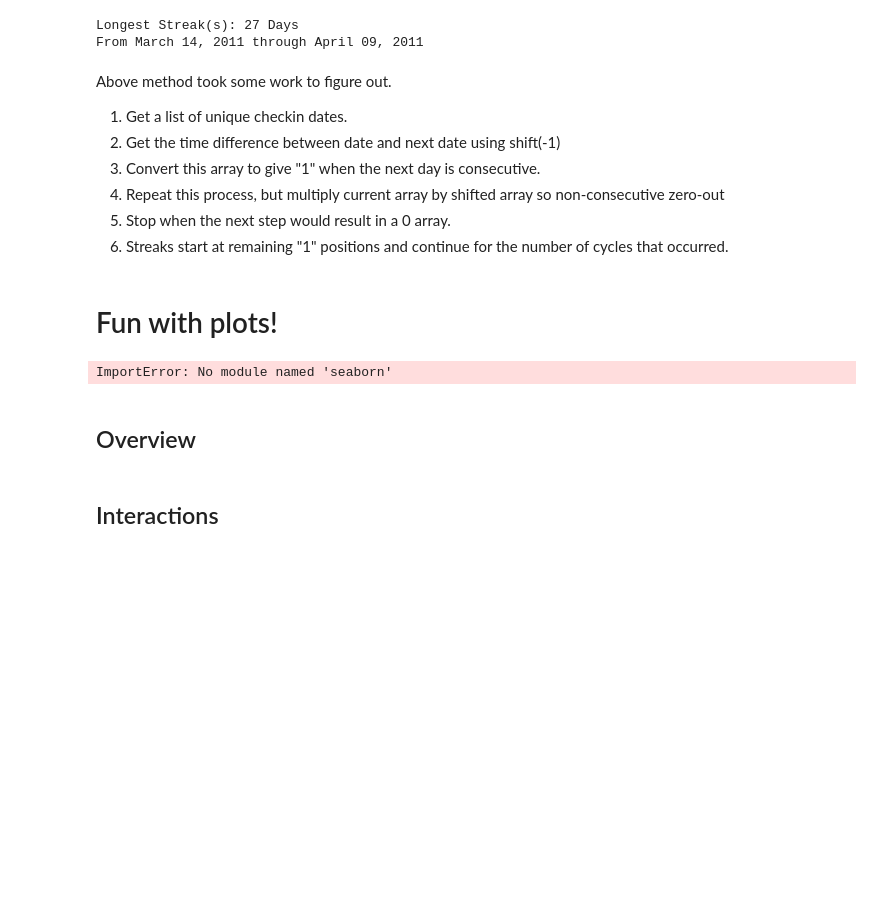
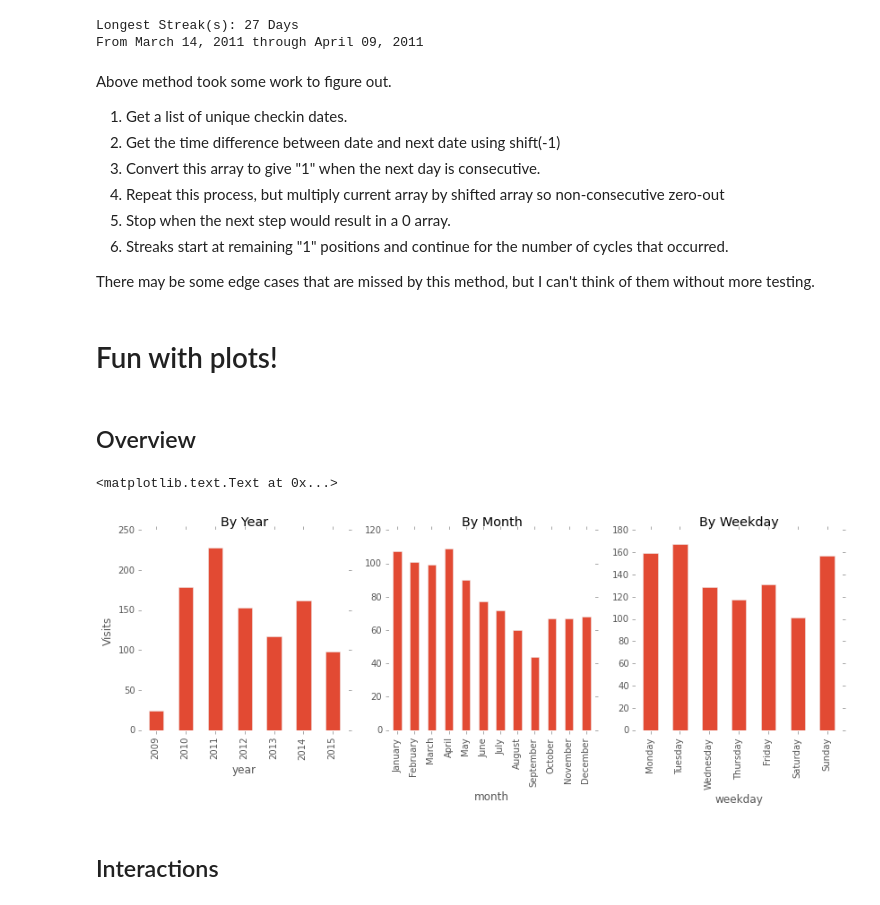
Before and after one commit to jrm5100/GymVisits, a Jupyter notebook: GymVisits.ipynb, the cells around one changed output. Saved outputs shown, nothing was run; the diff lists cells and outputs as text; code cells hidden in the pictures; blank space fills up the shorter version.

```diff
--- a/GymVisits.ipynb
+++ b/GymVisits.ipynb
@@ -176,12 +176,12 @@ import calendar
 # %%
-#Checkins
+#Visits
 with open('Checkins.html', 'r') as f:
     soup = BeautifulSoup(f)
 
 visits = []
 for record in [rec for rec in soup.find_all('tr') if len(rec.find_all('span'))==5]:
     club, _, time, _, alerts = [rec.text for rec in record.find_all('span')]
-    visits.append(datetime.datetime.strptime(time, '%m/%d/%Y %I:%M:%S %p'))
+    visits.append(datetime.strptime(time, '%m/%d/%Y %I:%M:%S %p'))
 
 visits = pd.Series(visits)
 visits.sort()
@@ -197,0 +200,12 @@ dtype: datetime64[ns]
+# %%
+visits_df = pd.DataFrame()
+visits_df['year'] = visits.apply(lambda dt: int(dt.strftime("%Y")))
+visits_df['month'] = pd.Categorical(visits.apply(lambda dt: dt.strftime("%B")), calendar.month_name[1:])
+visits_df['day'] = visits.apply(lambda dt: int(dt.strftime("%d")))
+visits_df['hour'] = visits.apply(lambda dt: int(dt.strftime("%H")))
+visits_df['min'] = visits.apply(lambda dt: int(dt.strftime("%M")))
+visits_df['weekday'] = pd.Categorical(visits.apply(lambda dt: dt.strftime("%A")),calendar.day_name)
+
+print(visits_df.head())
+print('-'*15)
+print(visits_df.dtypes)
@@ -304,17 +333,25 @@ Above method took some work to figure out.
 4. Repeat this process, but multiply current array by shifted array so non-consecutive zero-out
 5. Stop when the next step would result in a 0 array.
 6. Streaks start at remaining "1" positions and continue for the number of cycles that occurred.
+
+There may be some edge cases that are missed by this method, but I can't think of them without more testing.
 # %% [markdown]
 # Fun with plots!
 # %%
 import matplotlib.pyplot as plt
-import seaborn as sns
-sns.set_style("whitegrid")
-sns.set_context("notebook")
+plt.style.use('ggplot')
 %matplotlib inline
-# %% [output]
-ImportError: No module named 'seaborn'
 # %% [markdown]
 ## Overview
+# %%
+fig,axes = plt.subplots(1,3, figsize=(14,4))
+visits_df.groupby('year').apply(lambda g: len(g)).plot(kind='bar', ax=axes[0], title='By Year')
+visits_df.groupby('month').apply(lambda g: len(g)).plot(kind='bar', ax=axes[1], title='By Month')
+visits_df.groupby('weekday').apply(lambda g: len(g)).plot(kind='bar', ax=axes[2], title='By Weekday')
+
+axes[0].set_ylabel('Visits')
+# %% [output]
+<matplotlib.text.Text at 0x...>
+[figure, added]
 # %% [markdown]
 ## Interactions
```
Also changed, not shown: parts of 12 cells of this notebook.
